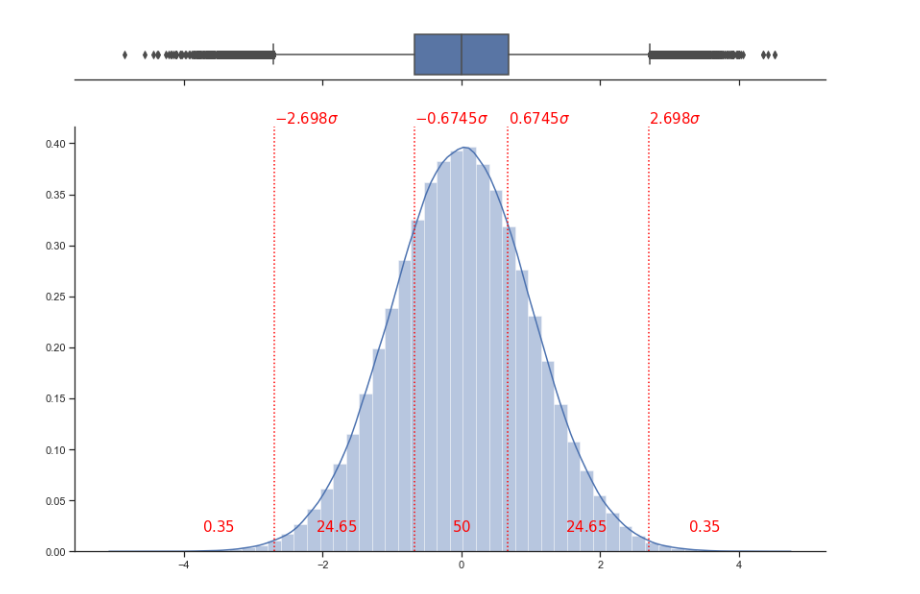
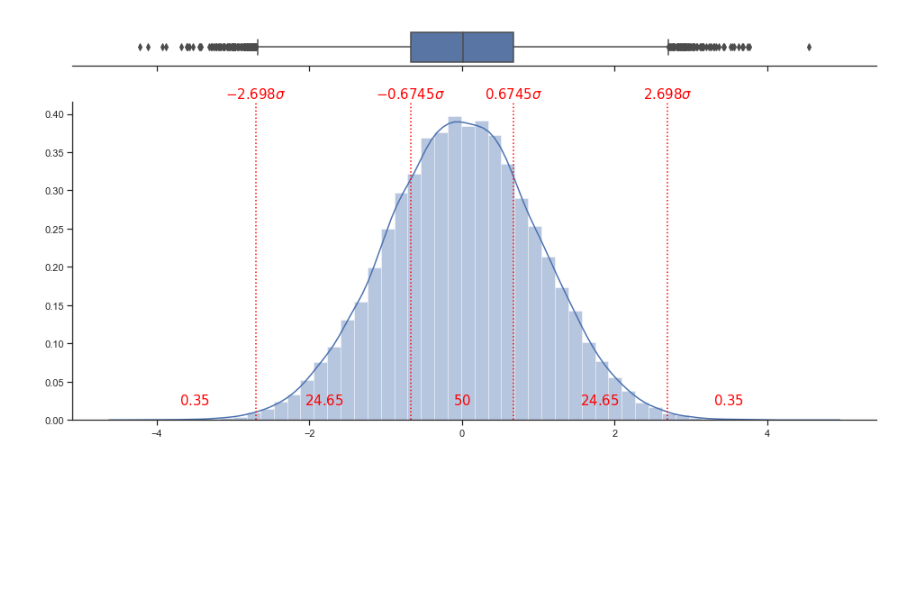
Before and after one commit to G00364778/52446_playground, a Jupyter notebook: box_over_normal.ipynb, the cells around one changed output. Cells and saved outputs as stored; diff of their text form; code cells hidden in the pictures; blank space fills up the shorter version.

```diff
--- a/box_over_normal.ipynb
+++ b/box_over_normal.ipynb
@@ -1,36 +1,38 @@
 # %%
 import warnings
 warnings.simplefilter(action='ignore', category=FutureWarning)
 import numpy as np
 import seaborn as sns
 import matplotlib.pyplot as plt
 
-#plt.style.use('ggplot')
-#sns.set(style="ticks")
+plt.style.use('ggplot')
+plt.rcParams['figure.figsize'] = 16, 8
+sns.set(style="ticks")
 
-x = np.random.randn(500000)
+x = np.random.randn(30000)
 f, (ax_box, ax_hist) = plt.subplots(2, sharex=True, gridspec_kw={"height_ratios": (.10, .85)})
 
 sns.boxplot(x, ax=ax_box)
 sns.distplot(x, ax=ax_hist)
 plt.axvline(x=-2.698, color='red', linestyle=':')
 plt.axvline(x=-0.67, color='red', linestyle=':')
 plt.axvline(x= 0.67, color='red', linestyle=':')
 plt.axvline(x= 2.698, color='red', linestyle=':')
 
-plt.text(-2.698,0.42,r'$-2.698\sigma$',size=15, color='red')
-plt.text(-0.6745,0.42,r'$-0.6745\sigma$',size=15, color='red')
-plt.text( 0.6745,0.42,r'$ 0.6745\sigma$',size=15, color='red')
-plt.text( 2.698,0.42,r'$ 2.698\sigma$',size=15, color='red')
+plt.text(-2.698,0.42,r'$-2.698\sigma$',size=15, color='red', horizontalalignment='center')
+plt.text(-0.6745,0.42,r'$-0.6745\sigma$',size=15, color='red', horizontalalignment='center')
+plt.text( 0.6745,0.42,r'$ 0.6745\sigma$',size=15, color='red', horizontalalignment='center')
+plt.text( 2.698,0.42,r'$ 2.698\sigma$',size=15, color='red', horizontalalignment='center')
 
 plt.text(0,0.02,r'$50%$',size=15, color='red', horizontalalignment='center')
 plt.text(-1.8,0.02,r'$24.65%$',size=15, color='red', horizontalalignment='center')
 plt.text(1.8,0.02,r'$24.65%$',size=15, color='red', horizontalalignment='center')
 plt.text(-3.5,0.02,r'$0.35%$',size=15, color='red', horizontalalignment='center')
 plt.text(3.5,0.02,r'$0.35%$',size=15, color='red', horizontalalignment='center')
 
+
 ax_box.set(yticks=[])
 sns.despine(ax=ax_hist)
 sns.despine(ax=ax_box, left=True)
 # %% [output]
-[figure, old version]
+[figure, new version]
```
